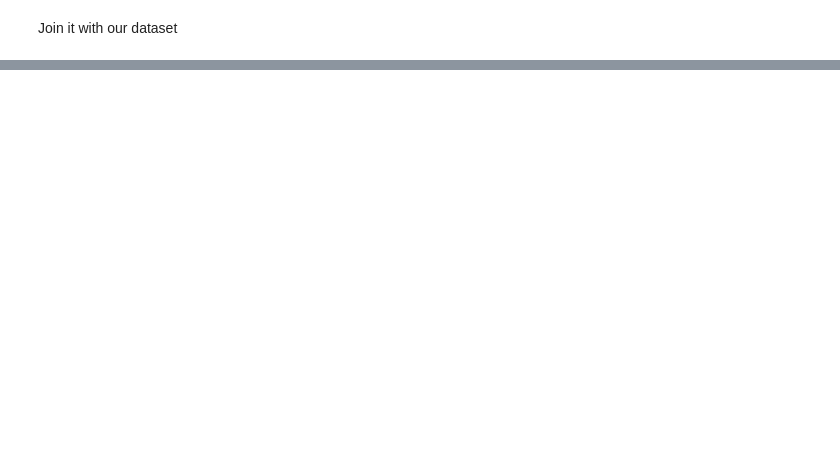
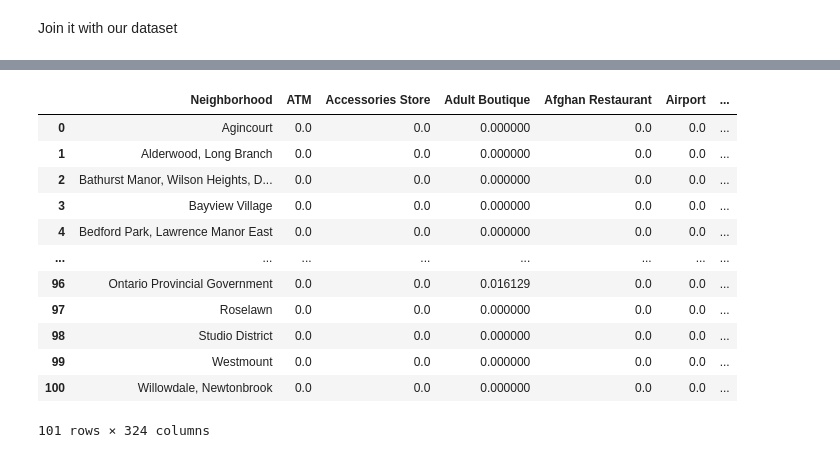
Before and after one commit to vkaramanis/Coursera_Capstone, a Jupyter notebook: Segmenting_and_Clustering_Neighborhoods_in_Toronto.ipynb, the cells around one changed output, grey strips where cells are left out. Drawn from its saved outputs; the diff is of its cells as text; code cells hidden in the pictures; blank space fills up the shorter version.

```diff
--- a/Segmenting_and_Clustering_Neighborhoods_in_Toronto.ipynb
+++ b/Segmenting_and_Clustering_Neighborhoods_in_Toronto.ipynb
@@ -156,0 +164,9 @@ df.head()
+# %%
+CLIENT_ID = 'AOPRA1LBOND0SQ2PJTOBZECRI3LYF4ZR2XJXEAXQNMFLYIZJ'
+CLIENT_SECRET = 'KRAZRSFDU4AGFVTOBUSUNFWEY3T4BOXRISQTOLI0PV4U3PU0'
+VERSION = '20180605'
+LIMIT = 100
+
+print('Your credentails:')
+print('CLIENT_ID: ' + CLIENT_ID)
+print('CLIENT_SECRET:' + CLIENT_SECRET)
@@ -156,0 +294,17 @@ df.head()
+# %%
+toronto_grouped = toronto_onehot.groupby('Neighborhood').mean().reset_index()
+toronto_grouped
+# %% [output]
+|  | Neighborhood | ATM | Accessories Store | Adult Boutique | Afghan Restaurant | Airport | ... |
+| 0 | Agincourt | 0.0 | 0.0 | 0.000000 | 0.0 | 0.0 | ... |
+| 1 | Alderwood, Long Branch | 0.0 | 0.0 | 0.000000 | 0.0 | 0.0 | ... |
+| 2 | Bathurst Manor, Wilson Heights, D... | 0.0 | 0.0 | 0.000000 | 0.0 | 0.0 | ... |
+| 3 | Bayview Village | 0.0 | 0.0 | 0.000000 | 0.0 | 0.0 | ... |
+| 4 | Bedford Park, Lawrence Manor East | 0.0 | 0.0 | 0.000000 | 0.0 | 0.0 | ... |
+| ... | ... | ... | ... | ... | ... | ... | ... |
+| 96 | Ontario Provincial Government | 0.0 | 0.0 | 0.016129 | 0.0 | 0.0 | ... |
+| 97 | Roselawn | 0.0 | 0.0 | 0.000000 | 0.0 | 0.0 | ... |
+| 98 | Studio District | 0.0 | 0.0 | 0.000000 | 0.0 | 0.0 | ... |
+| 99 | Westmount | 0.0 | 0.0 | 0.000000 | 0.0 | 0.0 | ... |
+| 100 | Willowdale, Newtonbrook | 0.0 | 0.0 | 0.000000 | 0.0 | 0.0 | ... |
+101 rows × 324 columns
```
Also changed, not shown: parts of 32 cells of this notebook.
